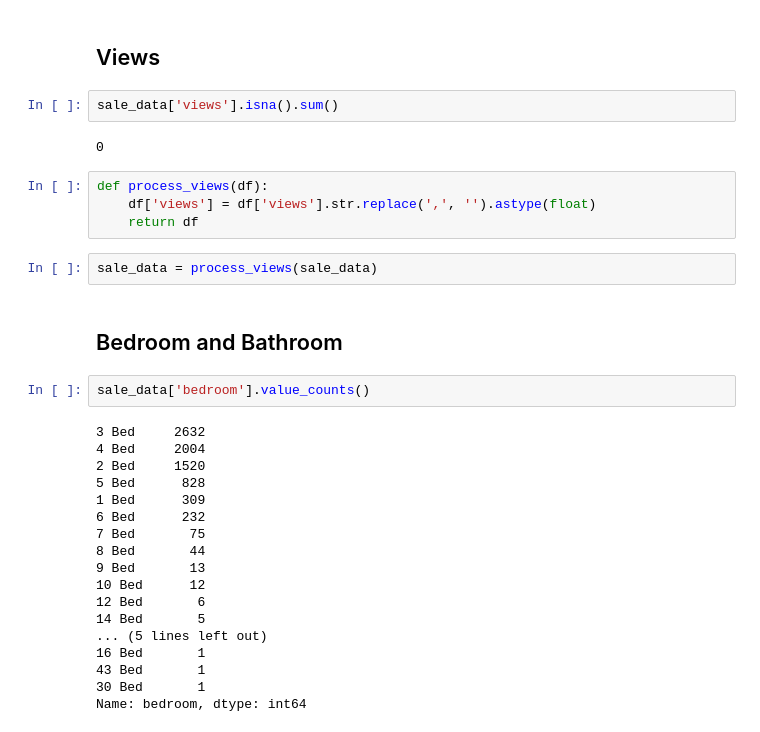
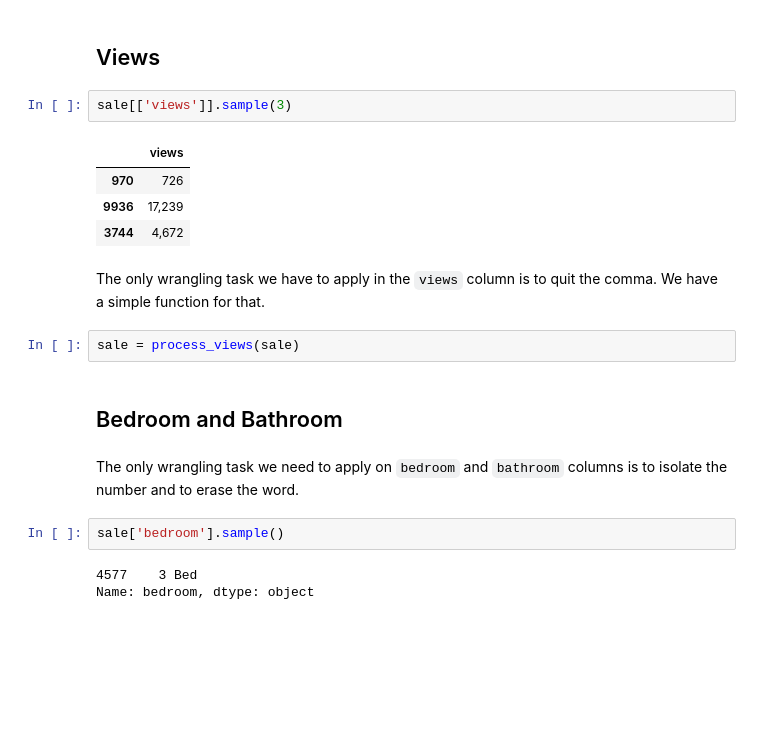
Before and after one commit to javiicc/Identifying_Potential_Investment_Opportunities_In_The_Irish_Real_Estate_Market_Using_MachineLearning, a Jupyter notebook: Data_Cleansing_and_Wrangling.ipynb, the cells around one changed output. Drawn from its saved outputs; the diff is of its cells as text; blank space fills up the shorter version.

```diff
--- a/Data_Cleansing_and_Wrangling.ipynb
+++ b/Data_Cleansing_and_Wrangling.ipynb
@@ -526,35 +489,23 @@ dtype: int64
 # %% [markdown]
 ## Views
-# %%
-sale_data['views'].isna().sum()
-# %% [output]
-0
-# %%
-def process_views(df):
-    df['views'] = df['views'].str.replace(',', '').astype(float)
-    return df
+# %%
+sale[['views']].sample(3)
+# %% [output]
+|  | views |
+| 970 | 726 |
+| 9936 | 17,239 |
+| 3744 | 4,672 |
+# %% [markdown]
+The only wrangling task we have to apply in the `views` column is to quit the comma. We have a simple function for that.
 # %%
-sale_data = process_views(sale_data)
+sale = process_views(sale)
 # %% [markdown]
 ## Bedroom and Bathroom
+# %% [markdown]
+The only wrangling task we need to apply on `bedroom` and `bathroom` columns is to isolate the number and to erase the word.
 # %%
-sale_data['bedroom'].value_counts()
+sale['bedroom'].sample()
 # %% [output]
-3 Bed     2632
-4 Bed     2004
-2 Bed     1520
-5 Bed      828
-1 Bed      309
-6 Bed      232
-7 Bed       75
-8 Bed       44
-9 Bed       13
-10 Bed      12
-12 Bed       6
-14 Bed       5
-... (5 lines left out)
-16 Bed       1
-43 Bed       1
-30 Bed       1
-Name: bedroom, dtype: int64
+4577    3 Bed
+Name: bedroom, dtype: object
 # %%
```
Also changed, not shown: parts of 56 cells of this notebook, 2 other files.
